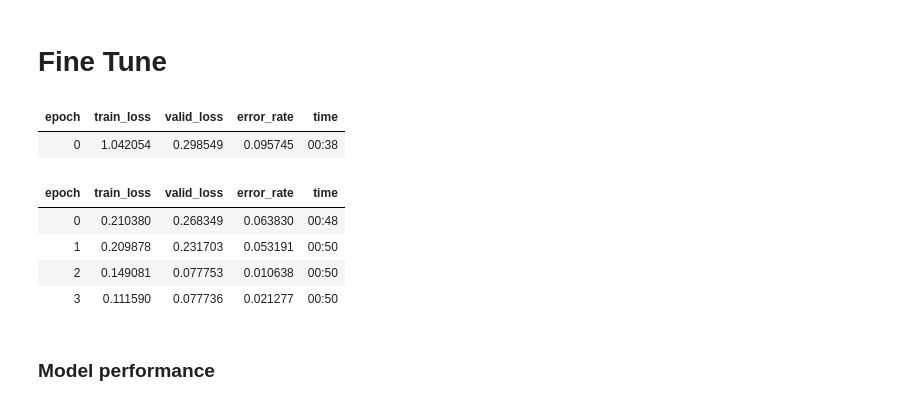
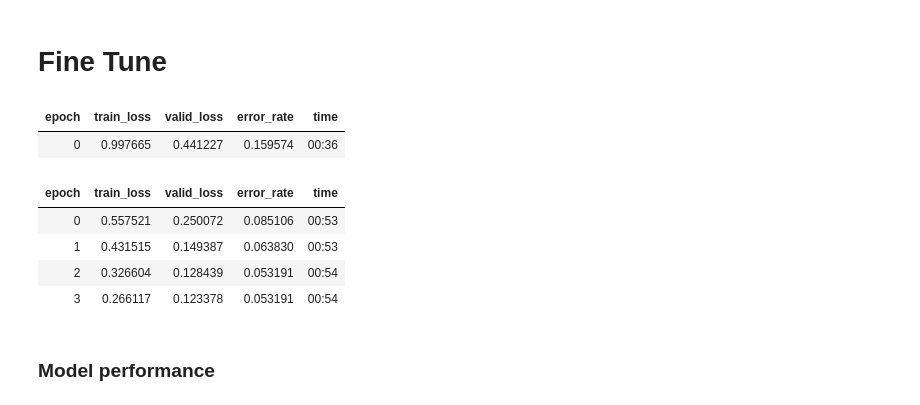
Before and after one commit to Ali-Data/coke-vs-pepsi-classifier, a Jupyter notebook: model/classifier.ipynb, the cells around one changed output. Drawn from its saved outputs; the diff is of its cells as text; code cells hidden in the pictures.

```diff
--- a/model/classifier.ipynb
+++ b/model/classifier.ipynb
@@ -126,15 +127,15 @@ fining best learning rate..
 # %% [markdown]
 # Fine Tune
 # %%
-learner.fine_tune(4, base_lr= 4e-3)
+learner.fine_tune(4, base_lr= 1e-3)
 # %% [output]
 | epoch | train_loss | valid_loss | error_rate | time |
-| 0 | 1.042054 | 0.298549 | 0.095745 | 00:38 |
+| 0 | 0.997665 | 0.441227 | 0.159574 | 00:36 |
 | epoch | train_loss | valid_loss | error_rate | time |
-| 0 | 0.210380 | 0.268349 | 0.063830 | 00:48 |
-| 1 | 0.209878 | 0.231703 | 0.053191 | 00:50 |
-| 2 | 0.149081 | 0.077753 | 0.010638 | 00:50 |
-| 3 | 0.111590 | 0.077736 | 0.021277 | 00:50 |
+| 0 | 0.557521 | 0.250072 | 0.085106 | 00:53 |
+| 1 | 0.431515 | 0.149387 | 0.063830 | 00:53 |
+| 2 | 0.326604 | 0.128439 | 0.053191 | 00:54 |
+| 3 | 0.266117 | 0.123378 | 0.053191 | 00:54 |
 # %% [markdown]
 ### Model performance
 # %%
```
Also changed, not shown: parts of 19 cells of this notebook, 2 other files.
